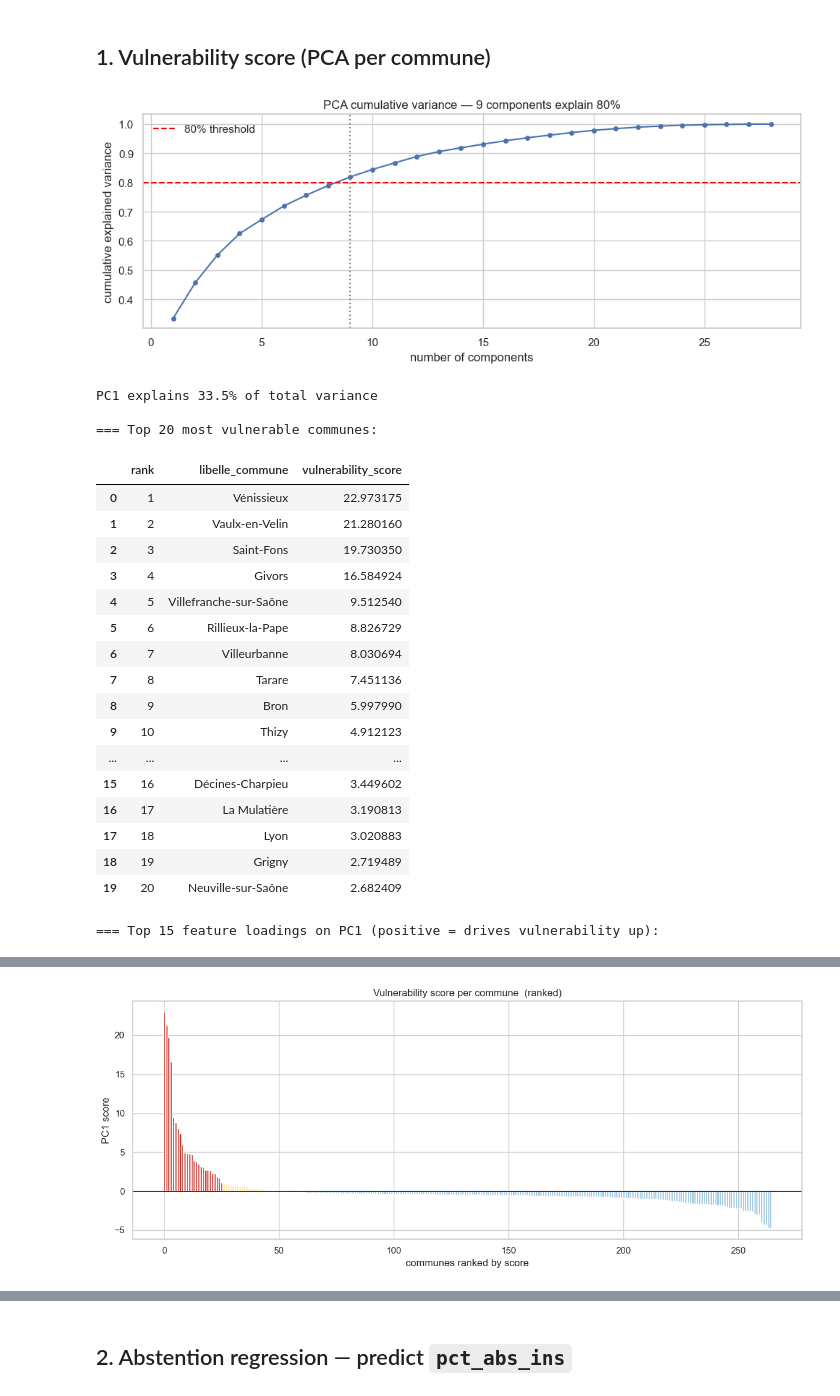
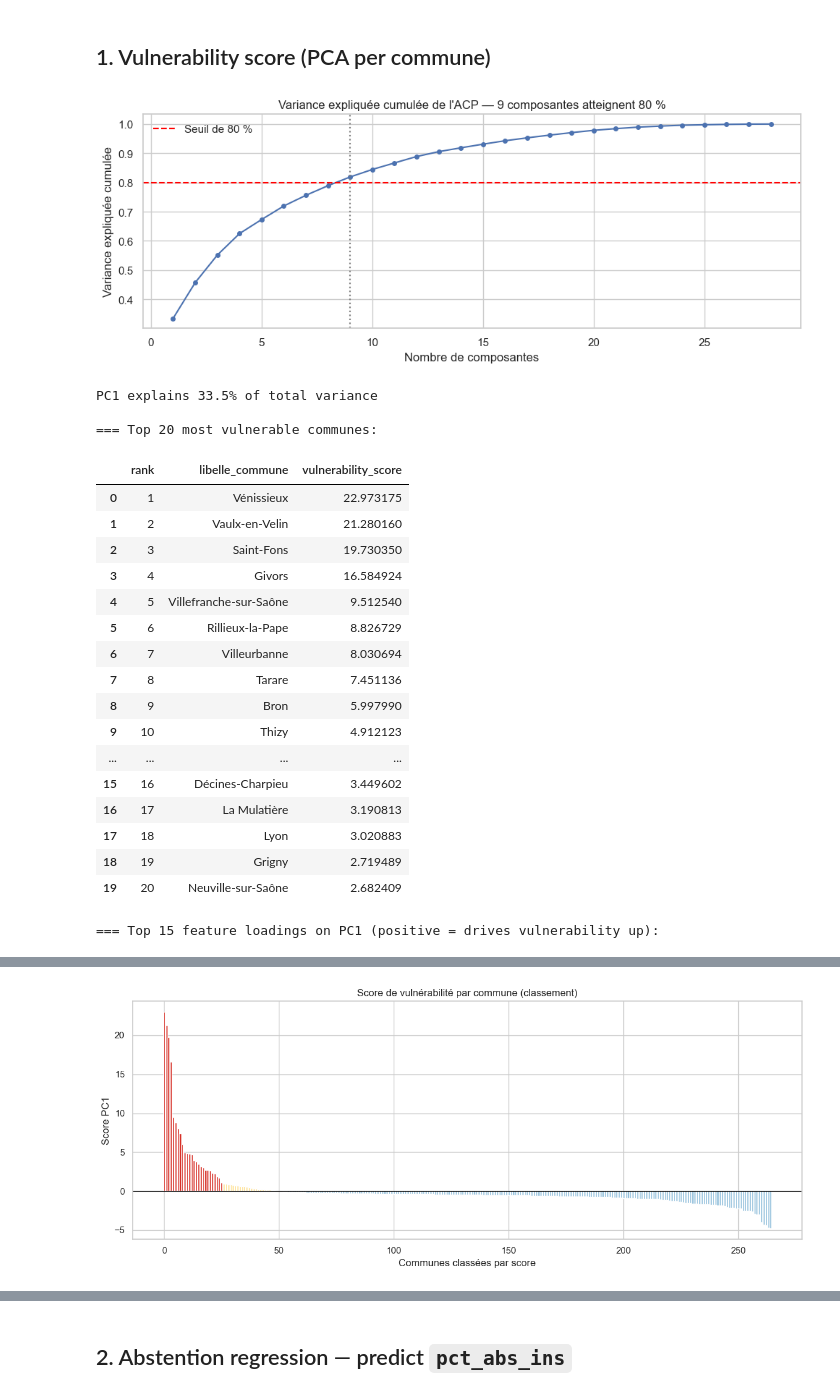
Before and after one commit to Albatross-MSPR/election-presidentielle, a Jupyter notebook: src/ml/commune_model/commune_ml.ipynb, the cells around one changed output, grey strips where cells are left out. Cells and saved outputs as stored; diff of their text form; code cells hidden in the pictures.

```diff
--- a/src/ml/commune_model/commune_ml.ipynb
+++ b/src/ml/commune_model/commune_ml.ipynb
@@ -195,11 +195,11 @@ n80    = int(np.searchsorted(cumvar, 0.80)) + 1
 
 fig, ax = plt.subplots(figsize=(10, 4))
 ax.plot(range(1, len(cumvar)+1), cumvar, marker="o", markersize=4)
-ax.axhline(0.80, color="red", linestyle="--", label="80% threshold")
+ax.axhline(0.80, color="red", linestyle="--", label="Seuil de 80 %")
 ax.axvline(n80, color="gray", linestyle=":")
-ax.set_title(f"PCA cumulative variance — {n80} components explain 80%")
-ax.set_xlabel("number of components")
-ax.set_ylabel("cumulative explained variance")
+ax.set_title(f"Variance expliquée cumulée de l'ACP — {n80} composantes atteignent 80 %")
+ax.set_xlabel("Nombre de composantes")
+ax.set_ylabel("Variance expliquée cumulée")
 ax.legend()
 plt.tight_layout()
 plt.show()
@@ -220,37 +220,37 @@ dim_commune_unique = dim_commune[["id_commune","libelle_commune"]].drop_duplicat
 
 vuln_df = (
     X_features.reset_index()[["id_commune"]]
     .assign(vulnerability_score=pc1)   # assign BEFORE merge — length matches X_features
     .merge(dim_commune_unique, on="id_commune", how="left")
     .sort_values("vulnerability_score", ascending=False)
     .reset_index(drop=True)
 )
 vuln_df["rank"] = vuln_df.index + 1
 
 print(f"PC1 explains {pca1.explained_variance_ratio_[0]:.1%} of total variance")
 print()
 print("=== Top 20 most vulnerable communes:")
 display(vuln_df.head(20)[["rank","libelle_commune","vulnerability_score"]])
 
 print()
 print("=== Top 15 feature loadings on PC1 (positive = drives vulnerability up):")
 display(loadings.sort_values(ascending=False).head(15).round(3).to_frame("loading"))
 
 fig, ax = plt.subplots(figsize=(12, 5))
 ax.bar(range(len(vuln_df)), vuln_df["vulnerability_score"],
        color=["#d73027" if v > 1 else "#fee090" if v > 0 else "#91bfdb"
               for v in vuln_df["vulnerability_score"]])
 ax.axhline(0, color="black", linewidth=0.8)
-ax.set_title("Vulnerability score per commune  (ranked)")
-ax.set_xlabel("communes ranked by score")
-ax.set_ylabel("PC1 score")
+ax.set_title("Score de vulnérabilité par commune (classement)")
+ax.set_xlabel("Communes classées par score")
+ax.set_ylabel("Score PC1")
 plt.tight_layout()
 plt.show()
 
 vuln_df.to_csv(OUTPUT_DIR / "vulnerability_scores.csv", index=False)
 print("\nSaved: vulnerability_scores.csv")
 # %% [output]
-[figure, old version]
+[figure, new version]
 PC1 explains 33.5% of total variance
 
 === Top 20 most vulnerable communes:
@@ -288,7 +288,7 @@ PC1 explains 33.5% of total variance
 | Violences physiques hors cadre fa... | 0.133 |
 | Violences physiques intrafamiliales | 0.112 |
 | Vols dans les véhicules | 0.088 |
-[figure, old version]
+[figure, new version]
 Saved: vulnerability_scores.csv
 # %%
 # ── VIZ 1a : Top-20 most vulnerable communes (labeled) ─────────────────────
```
Also changed, not shown: parts of 5 cells of this notebook, 32 other files.
